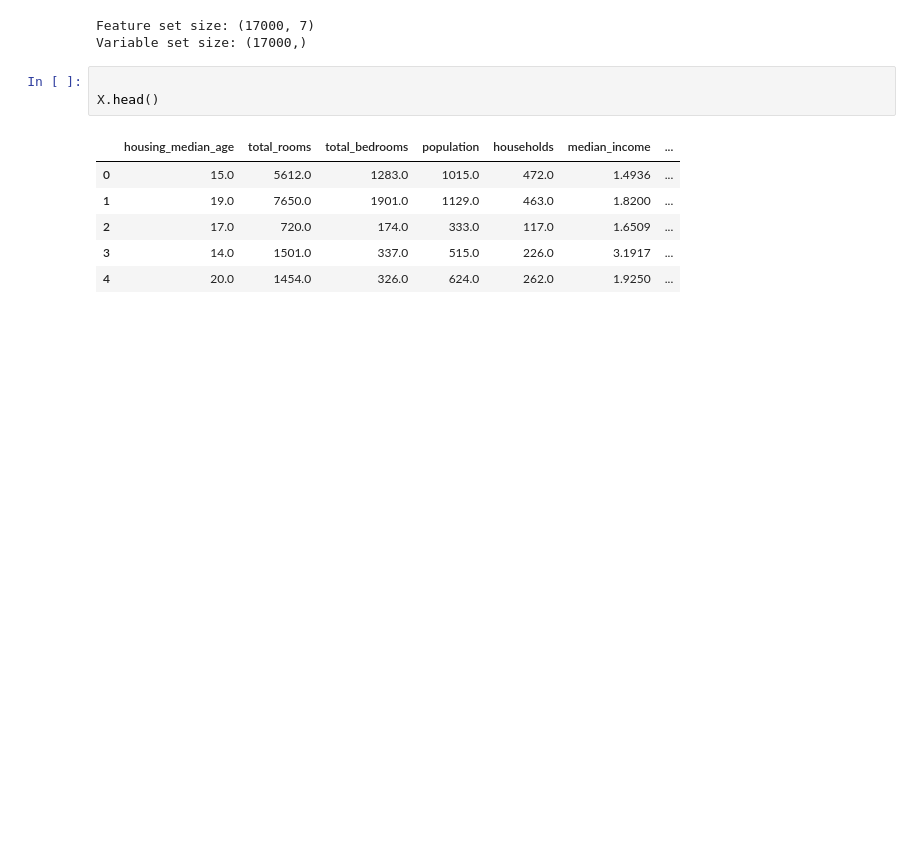
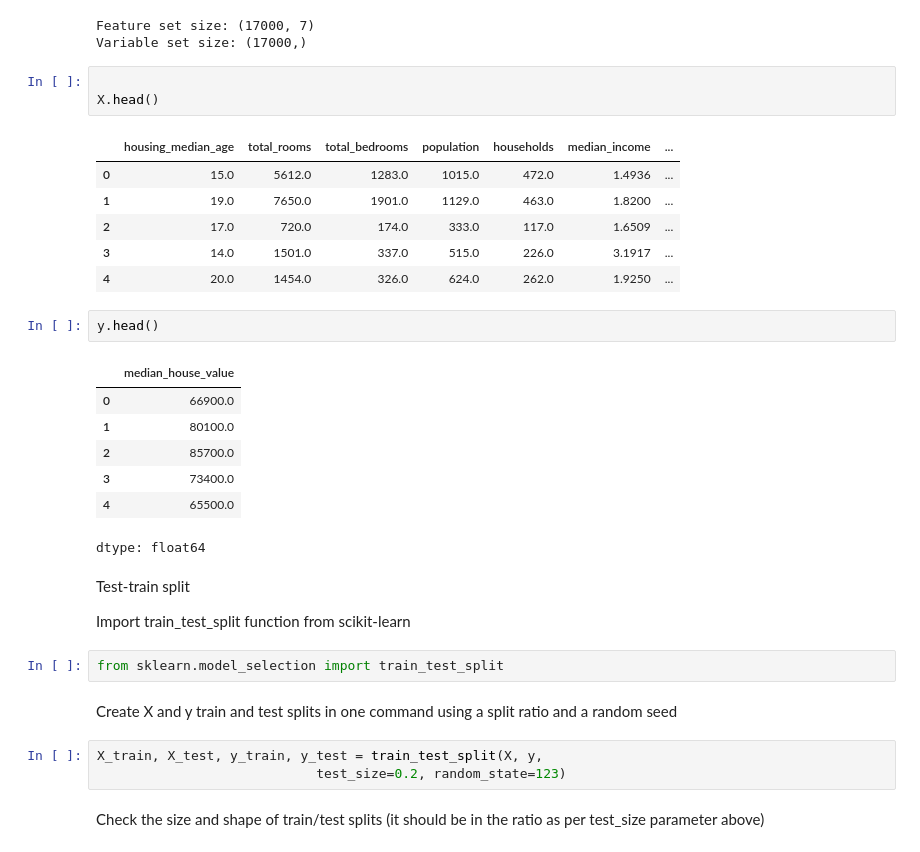
Before and after one commit to Sreejabollam-09/AIML_1366, a Jupyter notebook: AIML_Lab04.ipynb, the cells around one changed output. Drawn from its saved outputs; the diff is of its cells as text; blank space fills up the shorter version.

```diff
--- a/AIML_Lab04.ipynb
+++ b/AIML_Lab04.ipynb
@@ -153,3 +153,26 @@ X.head()
 | 2 | 17.0 | 720.0 | 174.0 | 333.0 | 117.0 | 1.6509 | ... |
 | 3 | 14.0 | 1501.0 | 337.0 | 515.0 | 226.0 | 3.1917 | ... |
 | 4 | 20.0 | 1454.0 | 326.0 | 624.0 | 262.0 | 1.9250 | ... |
+# %%
+y.head()
+# %% [output]
+|  | median_house_value |
+| 0 | 66900.0 |
+| 1 | 80100.0 |
+| 2 | 85700.0 |
+| 3 | 73400.0 |
+| 4 | 65500.0 |
+dtype: float64
+# %% [markdown]
+Test-train split
+
+Import train_test_split function from scikit-learn
+# %%
+from sklearn.model_selection import train_test_split
+# %% [markdown]
+Create X and y train and test splits in one command using a split ratio and a random seed
+# %%
+X_train, X_test, y_train, y_test = train_test_split(X, y,
+                            test_size=0.2, random_state=123)
+# %% [markdown]
+Check the size and shape of train/test splits (it should be in the ratio as per test_size parameter above)
```
Also changed, not shown: parts of 3 cells of this notebook.
